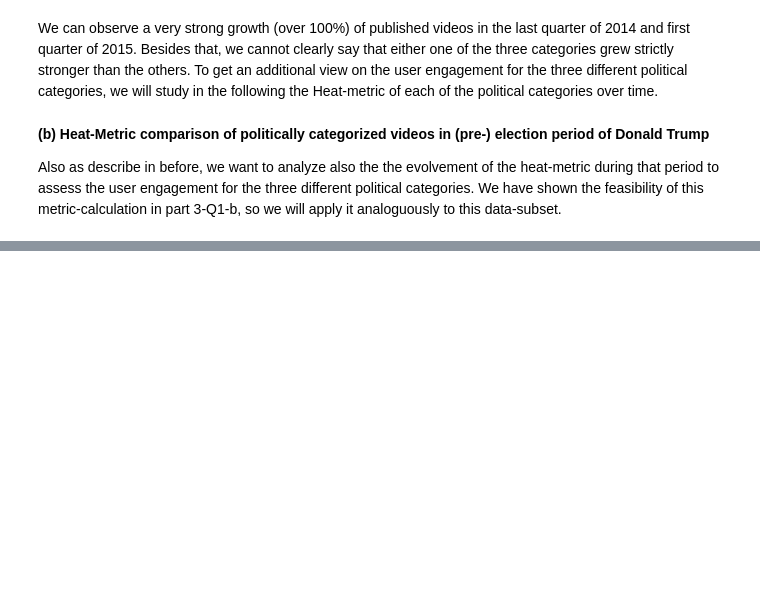
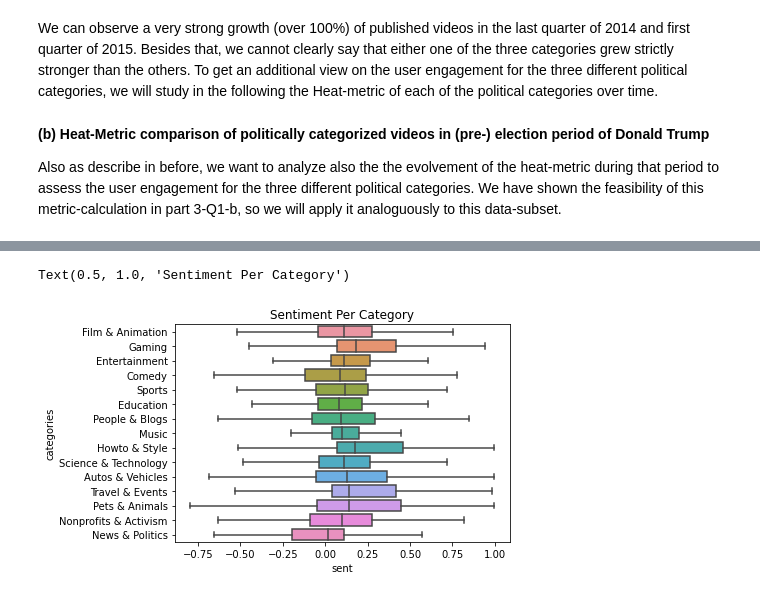
Before and after one commit to epfl-ada/ada-2022-project-powerrangers, a Jupyter notebook: explore_data.ipynb, the cells around one changed output, grey strips where cells are left out. Cells and saved outputs as stored; diff of their text form; code cells hidden in the pictures; blank space fills up the shorter version.

```diff
--- a/explore_data.ipynb
+++ b/explore_data.ipynb
@@ -938,0 +1034,6 @@ Name: score, dtype: float64
+# %%
+# boxplot of sentiment per category.
+sns.boxplot(data=dt, y="categories", x="sent", showfliers=False).set_title('Sentiment Per Category')
+# %% [output]
+Text(0.5, 1.0, 'Sentiment Per Category')
+[figure, added]
```
Also changed, not shown: parts of 46 cells of this notebook, 3 other files.
